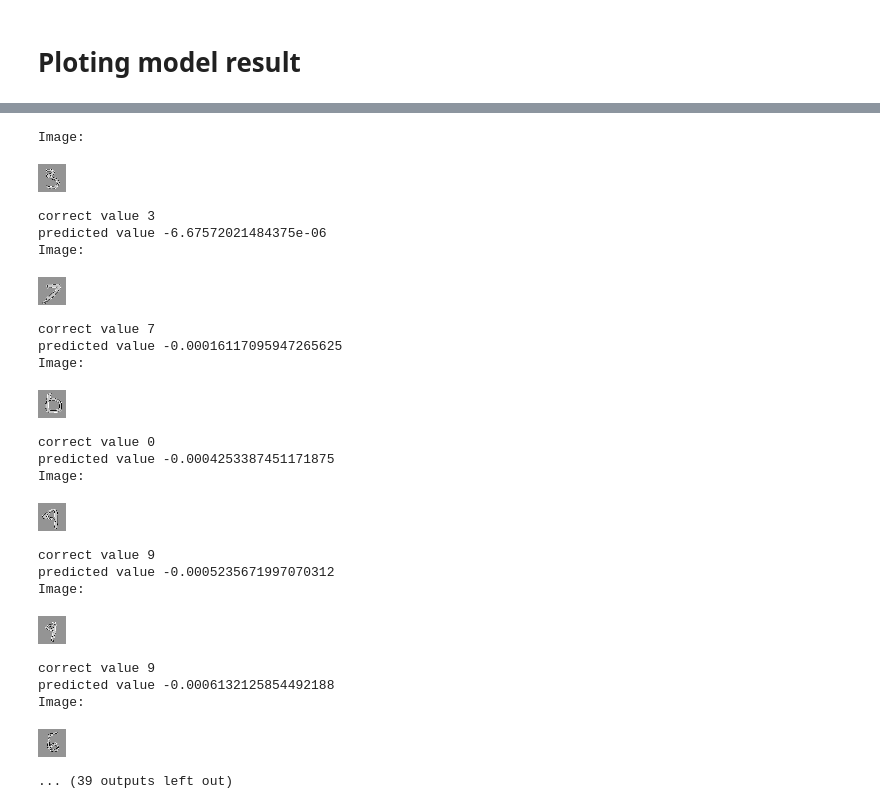
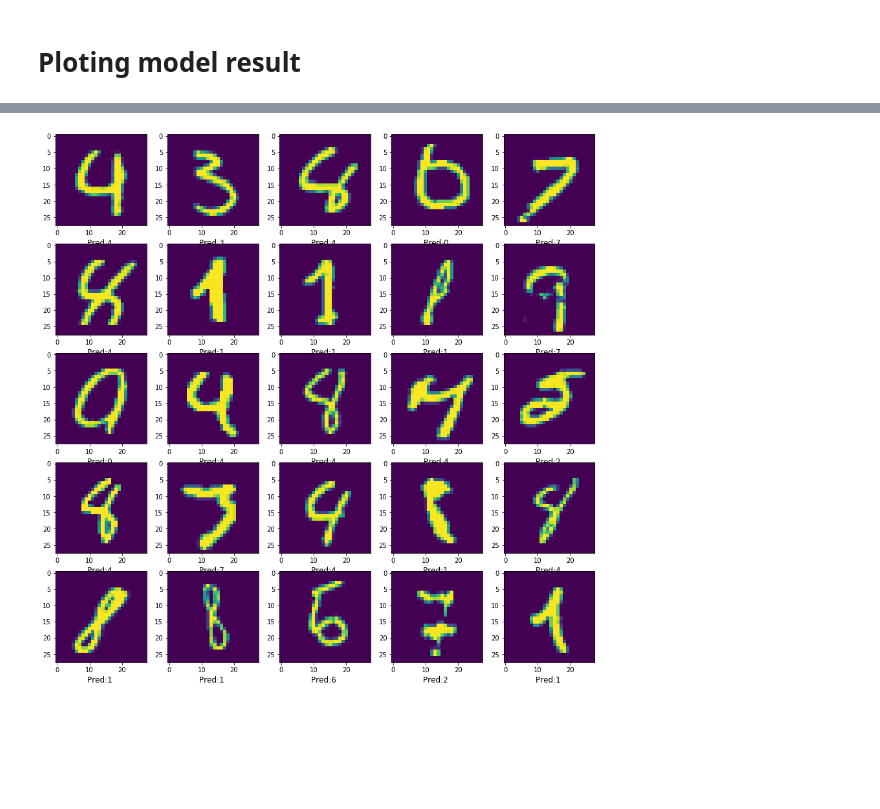
Before and after one commit to prachi735/EVA4.0, a Jupyter notebook: session6/EVA4_S6.ipynb, the cells around one changed output, grey strips where cells are left out. Cells and saved outputs as stored; diff of their text form; code cells hidden in the pictures; blank space fills up the shorter version.

```diff
--- a/session6/EVA4_S6.ipynb
+++ b/session6/EVA4_S6.ipynb
@@ -566,34 +499,15 @@ Image:
-# %%
-# L2 wrong image predictions
-pilTrans = transforms.ToPILImage()
-
-for images in misclassified_list_l2:
-  pilImg = pilTrans(images[0].cpu())
-  print("Image:")
-  display(pilImg)
-  print("correct value",images[1])
-  print("predicted value",images[2])
-# %% [output]
-Image:
-[figure, removed]
-correct value 3
-predicted value -6.67572021484375e-06
-Image:
-[figure, removed]
-correct value 7
-predicted value -0.00016117095947265625
-Image:
-[figure, removed]
-correct value 0
-predicted value -0.0004253387451171875
-Image:
-[figure, removed]
-correct value 9
-predicted value -0.0005235671997070312
-Image:
-[figure, removed]
-correct value 9
-predicted value -0.0006132125854492188
-Image:
-[figure, removed]
-... (39 outputs left out)
+# %%
+# L1 wrong image predictions
+columns = 5
+rows = 5
+fig=plt.figure(figsize=(15, 15))
+for i in range(1, columns*rows +1):
+    img = misclassified_list_l1[i-1][0].cpu().numpy()[0]
+    fig.add_subplot(rows, columns, i)
+    # plt.axis('off')
+    xlabel = "Pred:{} ".format(misclassified_list_l1[i-1][1])
+    # print(xlabel)
+    plt.xlabel(xlabel, fontsize=12)
+    plt.imshow(img)
+# %% [output]
+[figure, added]
```
Also changed, not shown: parts of 11 cells of this notebook.
